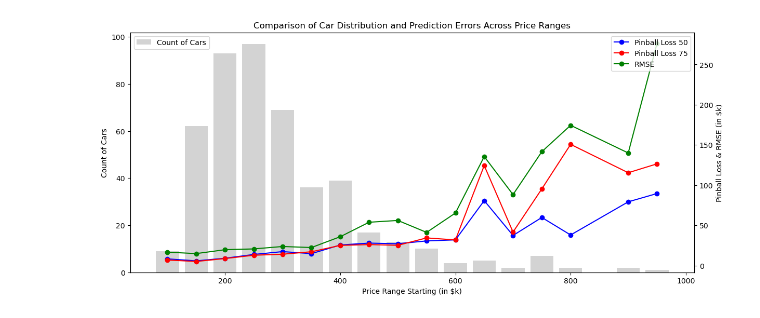
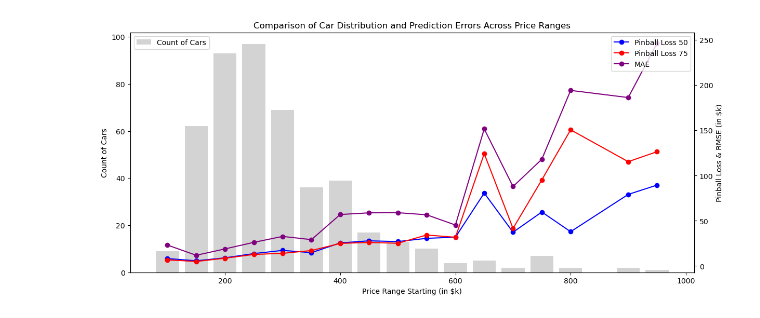
Before and after one commit to Anonymate054/MCD-ML1, a Jupyter notebook: notebooks/Test_models-plots.ipynb, the cells around one changed output. Saved outputs shown, nothing was run; the diff lists cells and outputs as text; code cells hidden in the pictures.

```diff
--- a/notebooks/Test_models-plots.ipynb
+++ b/notebooks/Test_models-plots.ipynb
@@ -13,6 +13,8 @@ data = {
                       34.29613, 31.79135, 124.27891, 41.57112, 95.30279, 150.67322, 115.39633, 126.44683],
     'Catboost_RMSE': [ 16.58511,  14.80152,  19.65784,  20.62923,  23.63782,  22.32577,  35.77981,
   53.77349,  56.03752,  41.1777,   65.27986, 135.50864,  88.17994, 141.58072, 174.38472, 139.95672, 276.31201],
+    'Catboost_MAE': [23.18, 11.85, 18.93, 26.16, 32.71, 29.16, 56.98, 58.81, 58.98, 56.67, 45.34, 151.66, 87.92, 118.09,
+ 194.25, 186.36, 246.3],
     'Count': [9, 62, 93, 97, 69, 36, 39, 17, 13, 10, 4, 5, 2, 7, 2, 2, 1]
 }
 
@@ -24,32 +47,34 @@ fig, ax1 = plt.subplots(figsize=(14, 6))
 
 # Gráfico de barras para el Count
 ax1.bar(df['Starting'], df['Count'], width=40, color='lightgrey', label='Count of Cars')
 
 # Creación de segundo eje Y para los errores
 ax2 = ax1.twinx()
 
 # Gráfica de líneas para QR_loss_mean_50
 ax2.plot(df['Starting'], df['QR_loss_mean_50'], color='blue', label='Pinball Loss 50', marker='o')
 
 # Gráfica de líneas para QR_loss_mean_75
 ax2.plot(df['Starting'], df['QR_loss_mean_75'], color='red', label='Pinball Loss 75', marker='o')
 
 # Gráfica de líneas para Catboost
-ax2.plot(df['Starting'], df['Catboost_RMSE'], color='green', label='RMSE', marker='o')
+# ax2.plot(df['Starting'], df['Catboost_RMSE'], color='green', label='RMSE', marker='o')
+
+ax2.plot(df['Starting'], df['Catboost_MAE'], color='purple', label='MAE', marker='o')
 
 # Título y etiquetas
 ax1.set_xlabel('Price Range Starting (in $k)')
 ax1.set_ylabel('Count of Cars')
 ax2.set_ylabel('Pinball Loss & RMSE (in $k)')
 # plt.title('Comparison of Car Distribution and Prediction Errors (QR Loss) Across Price Ranges')
 plt.title('Comparison of Car Distribution and Prediction Errors Across Price Ranges')
 
 
 # Leyendas
 ax1.legend(loc='upper left')
 ax2.legend(loc='upper right')
 
 # Mostrar gráfico
 plt.show()
 # %% [output]
-[figure, old version]
+[figure, new version]
```
Also changed, not shown: parts of 1 cell of this notebook, 2 other files.
